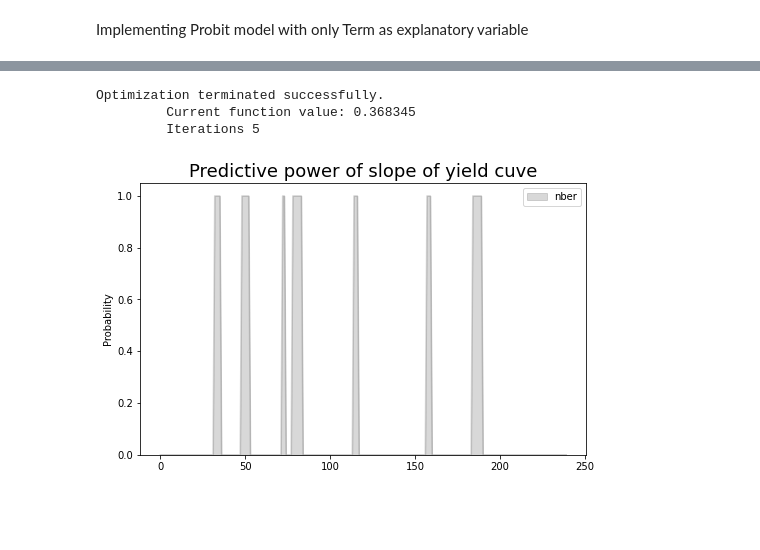
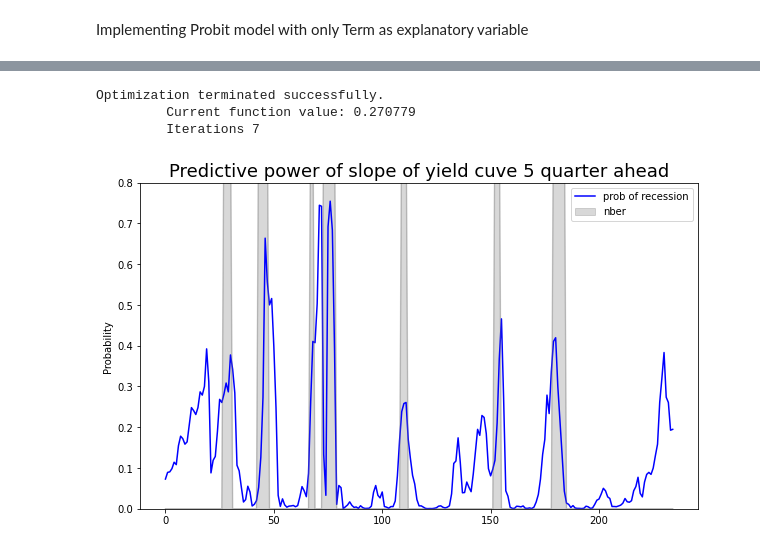
Before and after one commit to alessandrofogli/Ai-for-Finance, a Jupyter notebook: Project3/ES3.ipynb, the cells around one changed output, grey strips where cells are left out. Saved outputs shown, nothing was run; the diff lists cells and outputs as text; code cells hidden in the pictures; blank space fills up the shorter version.

```diff
--- a/Project3/ES3.ipynb
+++ b/Project3/ES3.ipynb
@@ -168,6 +168,40 @@ Optimization terminated successfully.
 def normsdist(z):
     z = si.norm.cdf(z,0.0,1.0)
     return (z)
+# %%
+def plot_val(valx, valy, shiftvalue ):
+
+    valx.shift(shiftvalue)
+    data = pd.concat([valx.shift(shiftvalue) , valy], axis=1)
+    data = data.iloc[shiftvalue :, :]
+
+    X =  data.iloc[: , 0] #term
+    y =  data.iloc[: , 1] #nber
+    X = sm.add_constant(X)
+    model = Probit(y, X).fit()
+    beta = model.params['term']
+    values = model.fittedvalues
+    data['prob of recession'] = normsdist(values)
+    data = data.drop(['term'], axis=1)
+    data = data.reset_index().rename(columns={'index': 'date'})
+    #fig, ax = plt.subplots(figsize=(10,6))
+    #ax.plot(data['date'],data['y_pred_Probit'])
+    #data['nber'].plot.area(ax=ax, figsize=(8, 5), x='date', alpha=0.3, color="gray")
+    #ax.plot(data['date'],data['nber'])
+    fig, ax = plt.subplots()
+    data['prob of recession'].plot.line(ax=ax, figsize=(10, 6), x='DATE', color="blue")
+    data['nber'].plot.area(ax=ax, figsize=(10, 6), x='DATE', alpha=0.3, color="gray")
+    ax.legend()
+    ax.set_ylabel('Probability')
+    ax.set_title('Predictive power of slope of yield cuve {} quarter ahead'.format(shiftvalue), size=18)
+    #plt.xlim("1962-01-01", "2022-03-01")
+    plt.ylim(0,0.8)
+plot_val(term_nber['term'], term_nber['nber'], int(greater['Quarter ahead']))
+# %% [output]
+Optimization terminated successfully.
+         Current function value: 0.270779
+         Iterations 7
+[figure, added]
 # %%
 def plot_val(valx, valy, shiftvalue ):
 
@@ -185,15 +219,11 @@ def plot_val(valx, valy, shiftvalue ):
     data = data.drop(['term'], axis=1)
     data = data.reset_index().rename(columns={'index': 'date'})
     fig, ax = plt.subplots(figsize=(10,6))
-    #ax.plot(data['date'],data['y_pred_Probit'])
+    ax.plot(data['date'],data['y_pred_Probit'])
     data['nber'].plot.area(ax=ax, figsize=(8, 5), x='date', alpha=0.3, color="gray")
     ax.legend()
     ax.set_ylabel('Probability')
     ax.set_title('Predictive power of slope of yield cuve', size=18)
     #plt.xlim("1962-01-01", "2022-03-01")
+    plt.ylim(0,1)
 plot_val(term_nber['term'], term_nber['nber'], int(greater['R-sq']))
-# %% [output]
-Optimization terminated successfully.
-         Current function value: 0.368345
-         Iterations 5
-[figure, removed]
```
Also changed, not shown: parts of 1 cell of this notebook.
